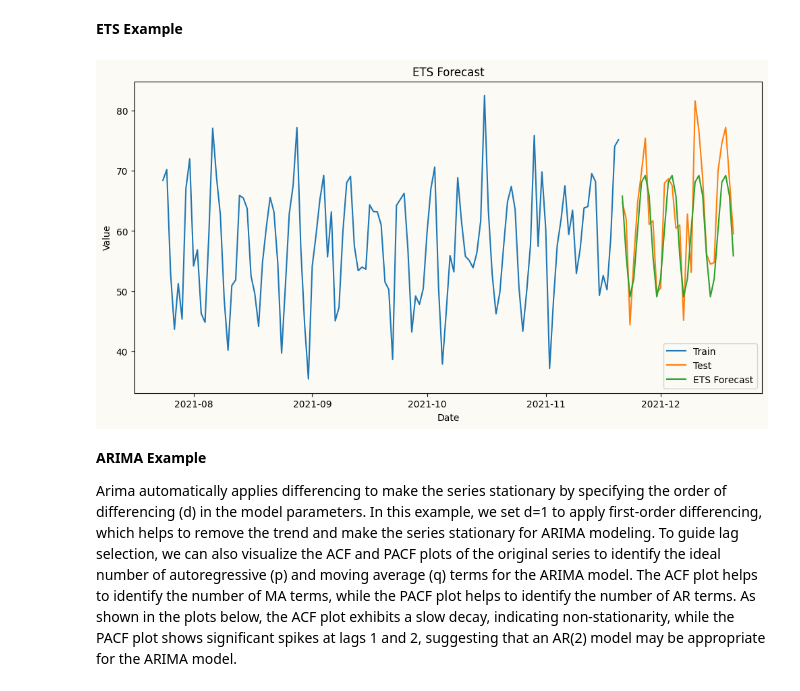
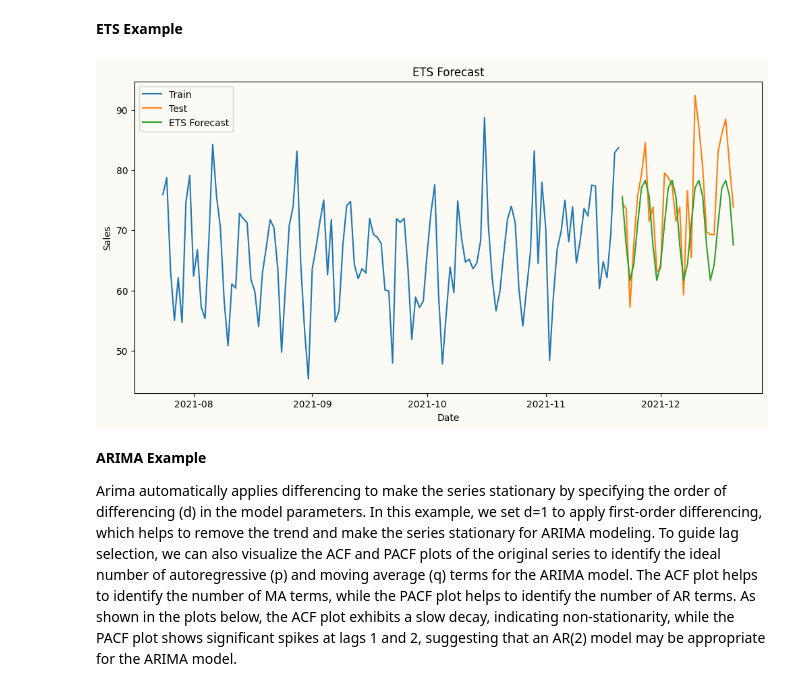
Before and after one commit to mustafaslanCoto/peshbeen, a Jupyter notebook: nbs/user_guide.ipynb, the cells around one changed output. Drawn from its saved outputs; the diff is of its cells as text; code cells hidden in the pictures.

```diff
--- a/nbs/user_guide.ipynb
+++ b/nbs/user_guide.ipynb
@@ -48,27 +48,27 @@ import pandas as pd
 import numpy as np
 import matplotlib.pyplot as plt
 date_range = pd.date_range(start='2020-01-01', periods=720, freq='D')
-# create a non-stationary time series with an upward trend weekly seasonality, yearly seasonality and some noise
+# create a non-stationary arbitrary flower sales data with an upward trend, weekly seasonality, and yearly seasonality
 np.random.seed(42)
-data = 30 + 0.05 * np.arange(720) + 12 * np.sin(2 * np.pi * date_range.dayofyear / 7) + 5 * np.sin(2 * np.pi * date_range.dayofyear / 365) + np.random.normal(0, 5, 720)
+data = 30 + 0.07 * np.arange(720) + 10 * np.sin(2 * np.pi * date_range.dayofyear / 7) + 10 * np.sin(2 * np.pi * date_range.dayofyear / 365) + np.random.normal(0, 5, 720)
 
-time_series = pd.DataFrame(data, index=date_range, columns=['Value'])
+sales_data = pd.DataFrame(data, index=date_range, columns=['sales'])
 
 # plot trend line using linear regression
 from sklearn.linear_model import LinearRegression
-X = np.arange(len(time_series)).reshape(-1, 1)
-y = time_series['Value'].values
+X = np.arange(len(sales_data)).reshape(-1, 1)
+y = sales_data['sales'].values
 model = LinearRegression()
 model.fit(X, y)
 trend_line = model.predict(X)
 
 
 plt.figure(figsize=(12, 6))
-plt.plot(time_series.index, time_series['Value'], label='Non-Stationary Time Series')
-plt.plot(time_series.index, trend_line, label='Global Trend', color='red', linestyle='--')
+plt.plot(sales_data.index, sales_data['sales'], label='Non-Stationary Time Series')
+plt.plot(sales_data.index, trend_line, label='Global Trend', color='red', linestyle='--')
 plt.title('Non-Stationary Time Series with Upward Trend and Weekly Seasonality')
 plt.xlabel('Date')
-plt.ylabel('Value')
+plt.ylabel('Sales')
 plt.legend()
 plt.show()
 # %% [output]
@@ -80,24 +94,24 @@ Here, we forecast the same series using multiple models — starting with ETS, w
 # %%
 
 from lightgbm import LGBMRegressor
-train = time_series.iloc[:-30]
-test = time_series.iloc[-30:]
+train = sales_data.iloc[:-30]
+test = sales_data.iloc[-30:]
 from peshbeen.models import ets, arima, ml_forecaster
-ets_model = ets(target_col='Value', seasonal = 'additive', seasonal_periods=7)
+ets_model = ets(target_col='sales', seasonal = 'additive', seasonal_periods=7)
 ets_model.fit(train)
 ets_forecast = ets_model.forecast(H=30)
 # plot the forecast
 plt.figure(figsize=(12, 6))
-plt.plot(train.index[-120:], train['Value'][-120:], label='Train')
-plt.plot(test.index, test['Value'], label='Test')
+plt.plot(train.index[-120:], train['sales'][-120:], label='Train')
+plt.plot(test.index, test['sales'], label='Test')
 plt.plot(test.index, ets_forecast, label='ETS Forecast')
 plt.title('ETS Forecast')
 plt.xlabel('Date')
-plt.ylabel('Value')
+plt.ylabel('Sales')
 plt.legend()
 plt.show()
 # %% [output]
-[figure, old version]
+[figure, new version]
 # %% [markdown]
 **ARIMA Example**
 
```
Also changed, not shown: parts of 49 cells of this notebook, 29 other files.
